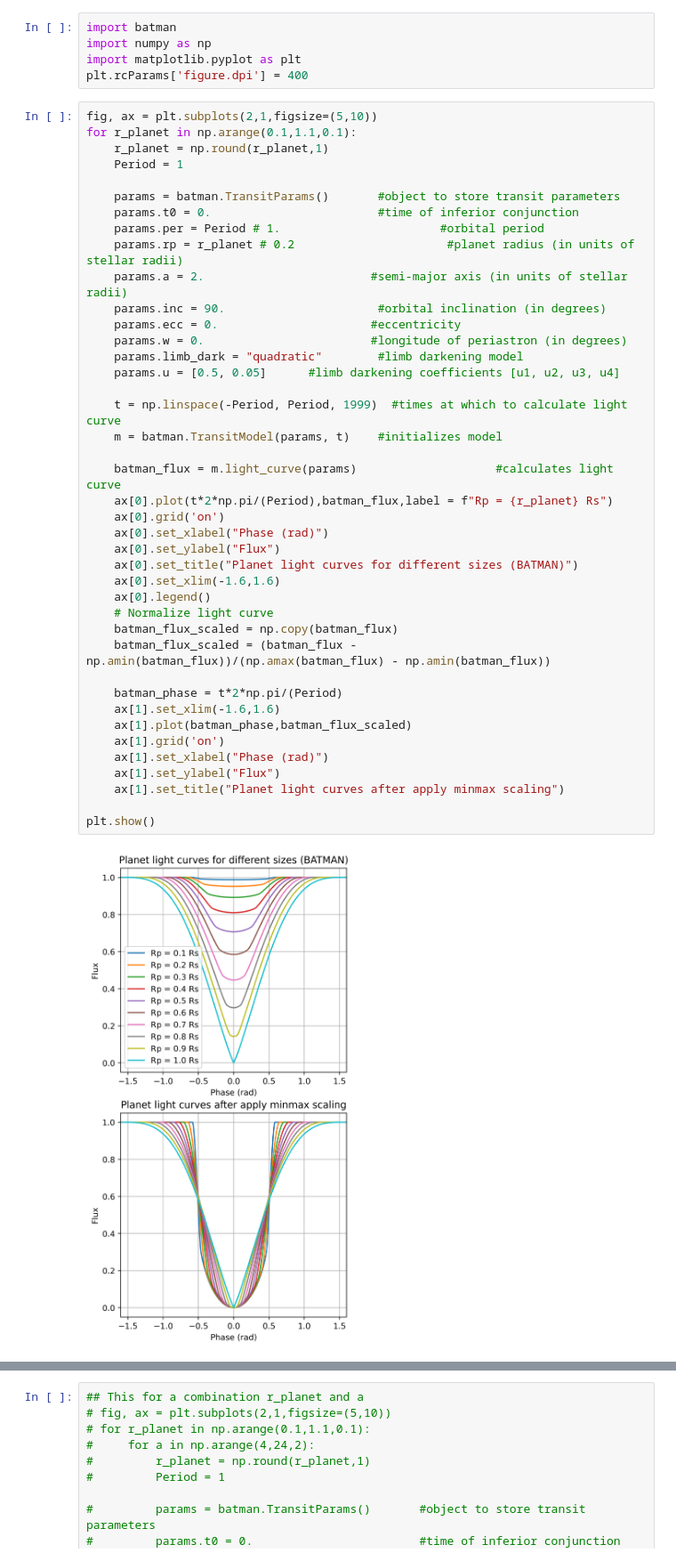
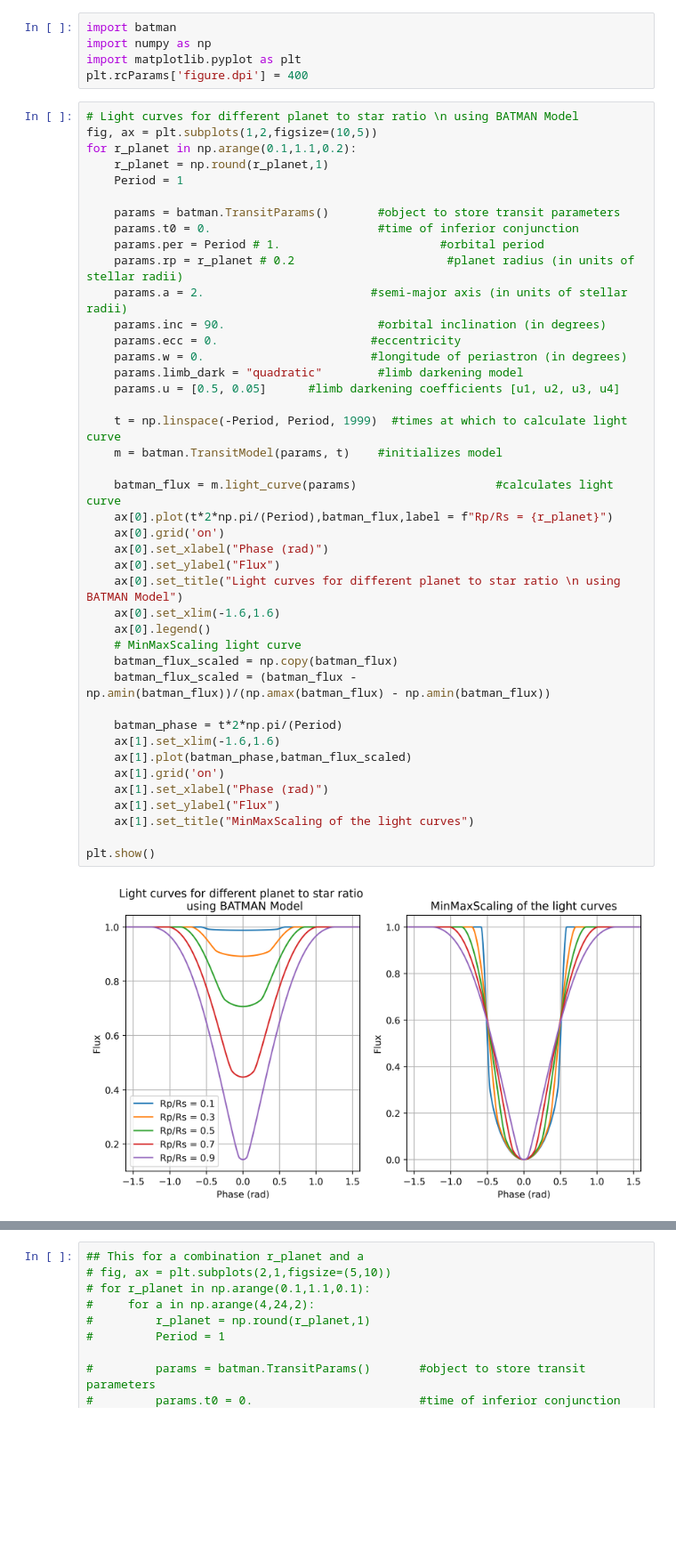
Before and after one commit to abrahammathews2000/mega, a Jupyter notebook: lightcurve_simulation/data_npy/plot_lc.ipynb, the cells around one changed output, grey strips where cells are left out. Shown at 89% size. Drawn from its saved outputs; the diff is of its cells as text; blank space fills up the shorter version.

```diff
--- a/lightcurve_simulation/data_npy/plot_lc.ipynb
+++ b/lightcurve_simulation/data_npy/plot_lc.ipynb
@@ -156,8 +158,9 @@ import numpy as np
 import matplotlib.pyplot as plt
 plt.rcParams['figure.dpi'] = 400
 # %%
-fig, ax = plt.subplots(2,1,figsize=(5,10))
-for r_planet in np.arange(0.1,1.1,0.1):
+# Light curves for different planet to star ratio \n using BATMAN Model
+fig, ax = plt.subplots(1,2,figsize=(10,5))
+for r_planet in np.arange(0.1,1.1,0.2):
     r_planet = np.round(r_planet,1)
     Period = 1
 
@@ -166,36 +169,36 @@ for r_planet in np.arange(0.1,1.1,0.1):
     params.per = Period # 1.                       #orbital period
     params.rp = r_planet # 0.2                      #planet radius (in units of stellar radii)
     params.a = 2.                        #semi-major axis (in units of stellar radii)
     params.inc = 90.                      #orbital inclination (in degrees)
     params.ecc = 0.                      #eccentricity
     params.w = 0.                        #longitude of periastron (in degrees)
     params.limb_dark = "quadratic"        #limb darkening model
     params.u = [0.5, 0.05]      #limb darkening coefficients [u1, u2, u3, u4]
 
     t = np.linspace(-Period, Period, 1999)  #times at which to calculate light curve
     m = batman.TransitModel(params, t)    #initializes model
 
     batman_flux = m.light_curve(params)                    #calculates light curve
-    ax[0].plot(t*2*np.pi/(Period),batman_flux,label = f"Rp = {r_planet} Rs")
+    ax[0].plot(t*2*np.pi/(Period),batman_flux,label = f"Rp/Rs = {r_planet}")
     ax[0].grid('on')
     ax[0].set_xlabel("Phase (rad)")
     ax[0].set_ylabel("Flux")
-    ax[0].set_title("Planet light curves for different sizes (BATMAN)")
+    ax[0].set_title("Light curves for different planet to star ratio \n using BATMAN Model")
     ax[0].set_xlim(-1.6,1.6)
     ax[0].legend()
-    # Normalize light curve
+    # MinMaxScaling light curve
     batman_flux_scaled = np.copy(batman_flux)
     batman_flux_scaled = (batman_flux - np.amin(batman_flux))/(np.amax(batman_flux) - np.amin(batman_flux))
 
     batman_phase = t*2*np.pi/(Period)
     ax[1].set_xlim(-1.6,1.6)
     ax[1].plot(batman_phase,batman_flux_scaled)
     ax[1].grid('on')
     ax[1].set_xlabel("Phase (rad)")
     ax[1].set_ylabel("Flux")
-    ax[1].set_title("Planet light curves after apply minmax scaling")
+    ax[1].set_title("MinMaxScaling of the light curves")
 
 plt.show()
 # %% [output]
-[figure, old version]
+[figure, new version]
 # %%
```
Also changed, not shown: parts of 6 cells of this notebook.
